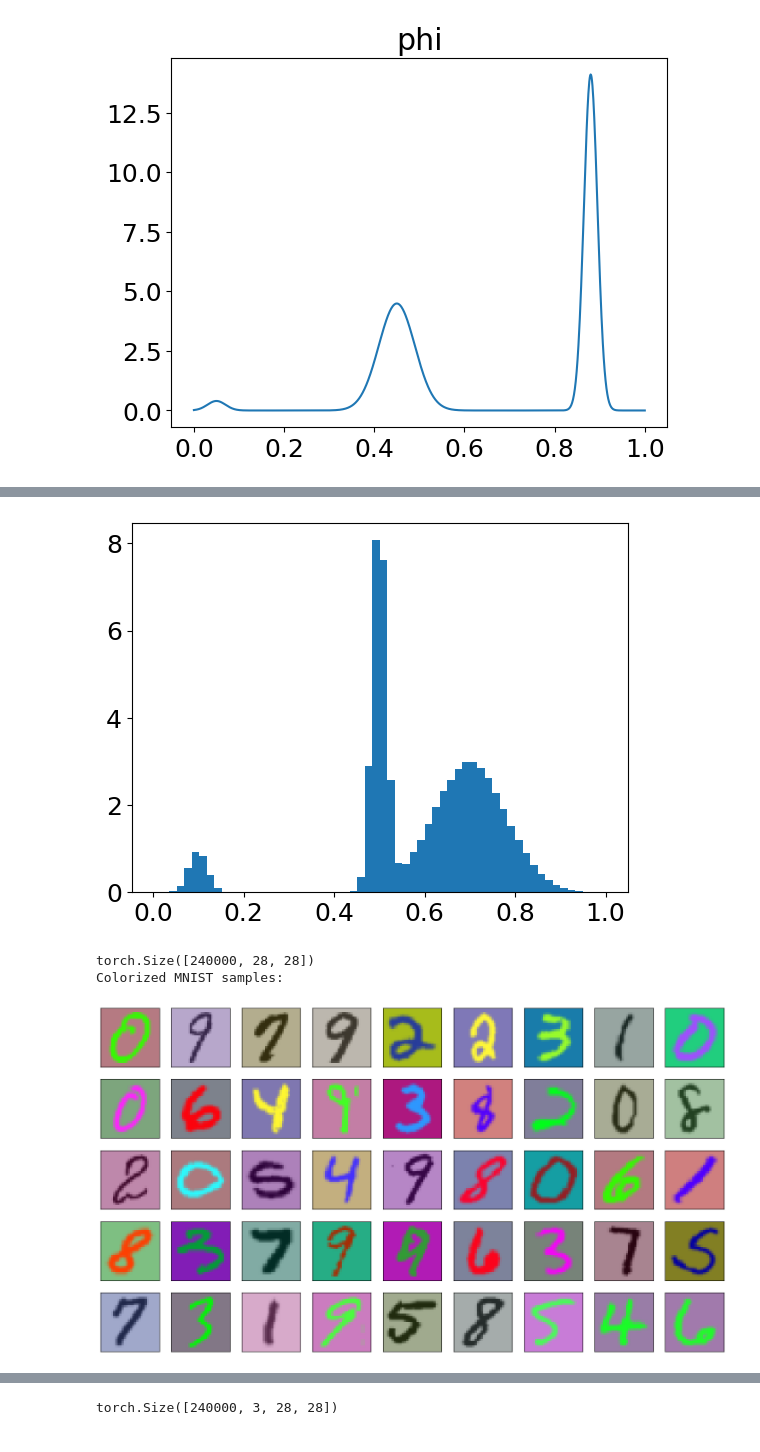
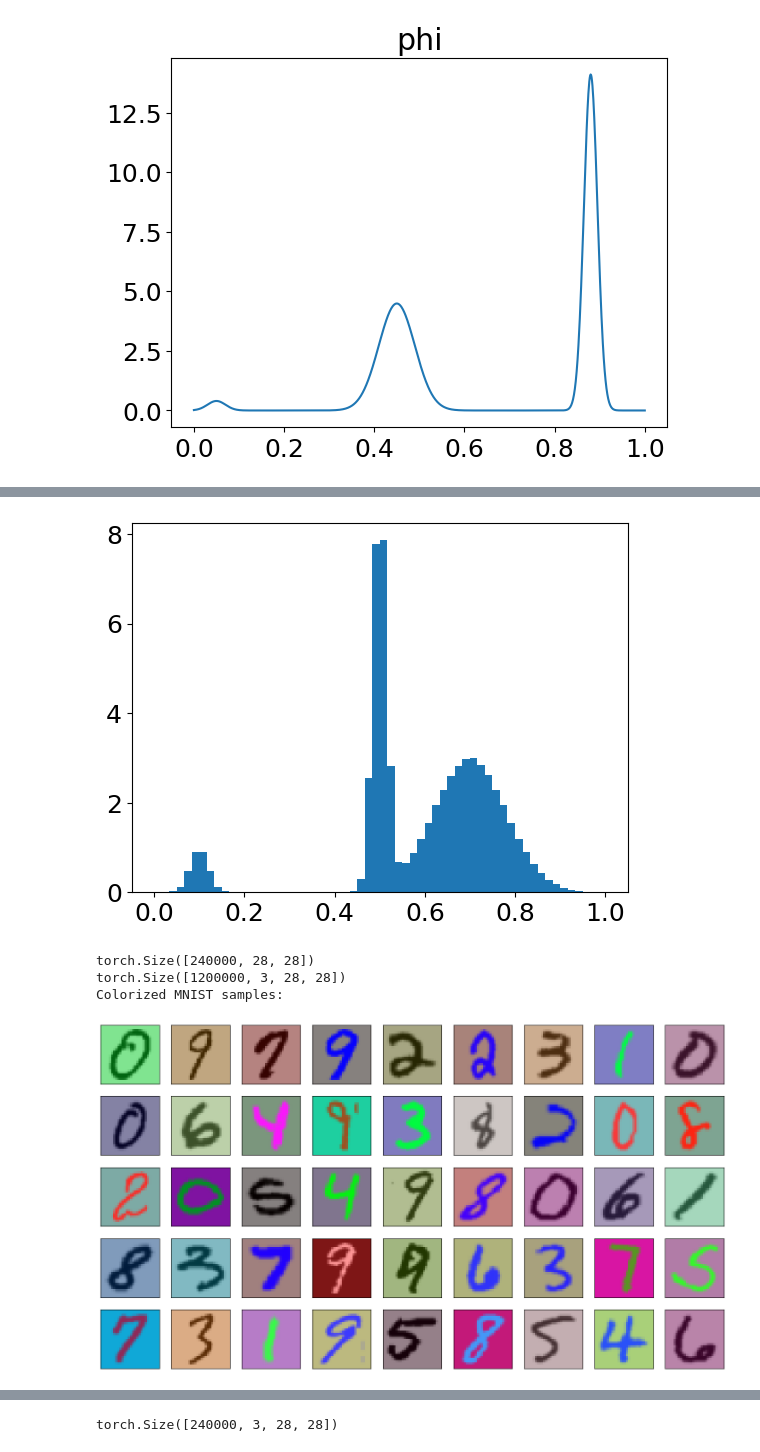
Before and after one commit to jovako/FFF_fiberlearning, a Jupyter notebook: notebooks/Fiber_Learning/Mnist-Copy1.ipynb, the cells around one changed output, grey strips where cells are left out. Drawn from its saved outputs; the diff is of its cells as text; code cells hidden in the pictures.

Commit message:
colormnist

```diff
--- a/notebooks/Fiber_Learning/Mnist-Copy1.ipynb
+++ b/notebooks/Fiber_Learning/Mnist-Copy1.ipynb
@@ -80,8 +80,8 @@ plt.show()
 [figure]
 # %%
 dof_t = []
-for i in range(5):
-    dof_t.append(sample_Gaussian_mixture(40000))
+for i in range(3):
+    dof_t.append(sample_Gaussian_mixture(5*40000))
 plt.hist(dof_t[0], bins=60, density=True)
 plt.show()
 # %% [output]
@@ -89,11 +89,11 @@ plt.show()
 # %%
 dof_tr = []
-for i in range(5):
-    dof_tr.append(sample_Gaussian_mixture(240000))
+for i in range(3):
+    dof_tr.append(sample_Gaussian_mixture(5*240000))
 plt.hist(dof_tr[0], bins=60, density=True)
 plt.show()
 # %% [output]
-[figure, old version]
+[figure, new version]
 # %%
 def max1_mnist(x_data):
     x_data = x_data - torch.min(x_data.reshape(-1,28*28),-1)[0].unsqueeze(1).unsqueeze(1).expand(-1,28,28)
@@ -143,44 +143,50 @@ def colorize_mnist(x_data, dof):
     return colorized_images
 """
 def colorize_mnist(x_data, dof):
-    r = dof[0]
-    g = dof[1]
-    b = dof[2]
+    r = list(torch.split(dof[0], x_data.shape[0]))
+    g = list(torch.split(dof[1], x_data.shape[0]))
+    b = list(torch.split(dof[2], x_data.shape[0]))
     b_colors = [r,g,b]
-    norm = r**2+g**2+b**2
-    for i in range(3):
-        b_colors[i] = b_colors[i].unsqueeze(1).unsqueeze(1).expand(-1,28,28)
+    for c in range(3):
+        for i in range(5):
+            b_colors[c][i] = b_colors[c][i].unsqueeze(1).unsqueeze(1).expand(-1,28,28)
     # Normalize pixel values to 0-1 for easier masking
     x_data_normalized = x_data / 255.0
 
-    # Create the RGB image stack
-    colorized_images = torch.zeros((x_data.shape[0], 28, 28, 3))
+    colorized_images = []
 
-    for c in range(3):  # Assigning each RGB channel
-        colorized_images[..., c] = (
-            (1 - x_data_normalized) * b_colors[c] + x_data_normalized * ((b_colors[c]+0.5)%1)
-            #+ 2/3 * y * f_colors[c]
-        )
+    for i in range(5):
+        # Create the RGB image stack
+        colorized_images_i = torch.zeros((x_data.shape[0], 28, 28, 3))
+        for c in range(3):  # Assigning each RGB channel
+            colorized_images_i[..., c] = (
+                (1 - x_data_normalized) * b_colors[c][i] + x_data_normalized * ((b_colors[c][i]+0.5)%1)
+                #+ 2/3 * y * f_colors[c]
+            )
+        colorized_images.append(colorized_images_i)
+    colorized_images = torch.cat(colorized_images,0)
 
     return colorized_images
 
 # Load the MNIST dataset
 train_dataset = EMNIST(root="data", train=True, split="digits")
 test_dataset = EMNIST(root="data", train=False, split="digits")
 x_test = test_dataset.data
 x_train = train_dataset.data
 print(x_train.shape)
 
 # Apply colorization
 colorized_train = colorize_mnist(x_train, dof_tr).permute(0,3,1,2)
 
 #colorized_test = colorize_mnist(x_test[0].unsqueeze(0).repeat(x_test.shape[0],1,1), dof_t).permute(0,3,1,2)
 colorized_test = colorize_mnist(x_test, dof_t).permute(0,3,1,2)
 
+print(colorized_train.shape)
 print("Colorized MNIST samples:")
 #display_images(colorized_train)
 plot_images_28(colorized_test, n_rows=5)
 # %% [output]
 torch.Size([240000, 28, 28])
+torch.Size([1200000, 3, 28, 28])
 Colorized MNIST samples:
-[figure, old version]
+[figure, new version]
```
Also changed, not shown: parts of 5 cells of this notebook, 1 other file.
